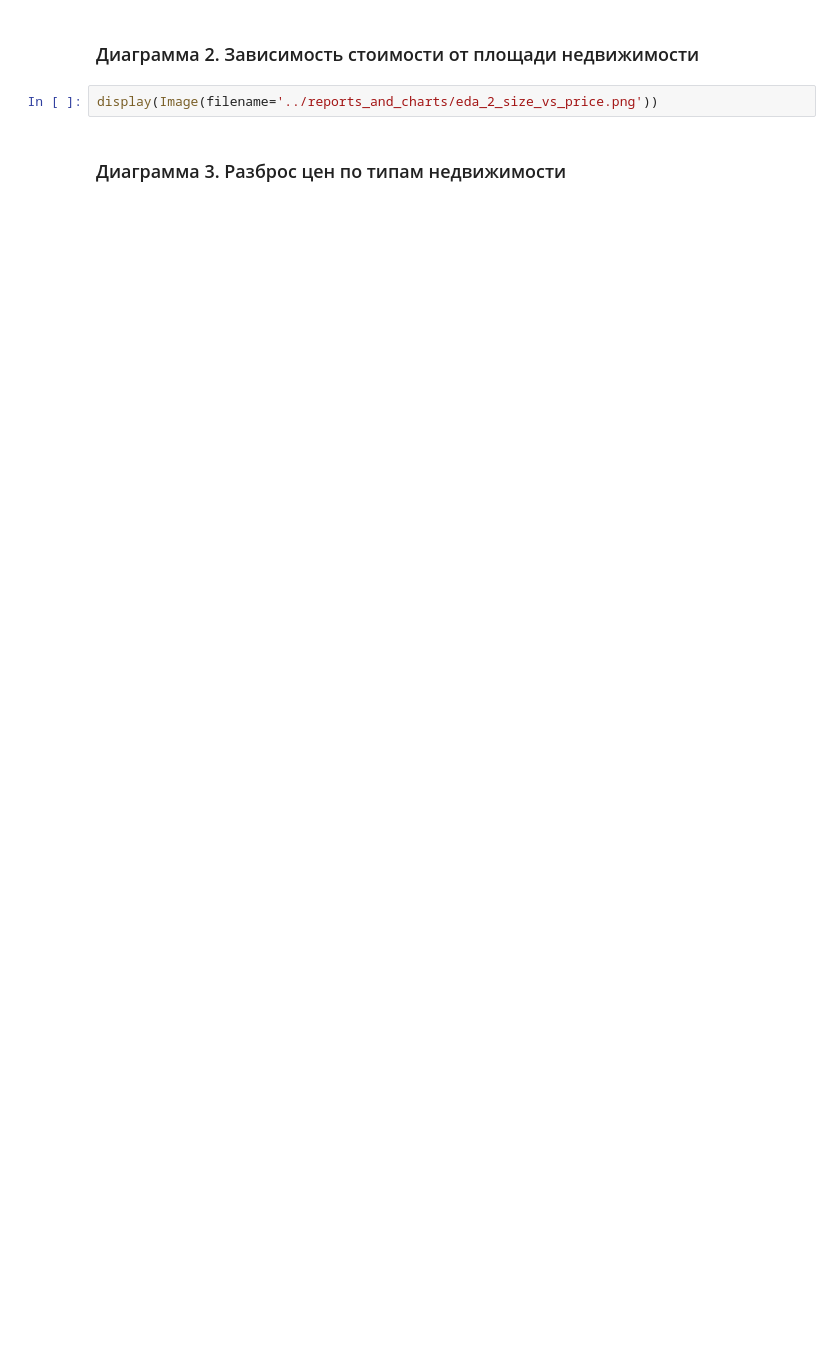
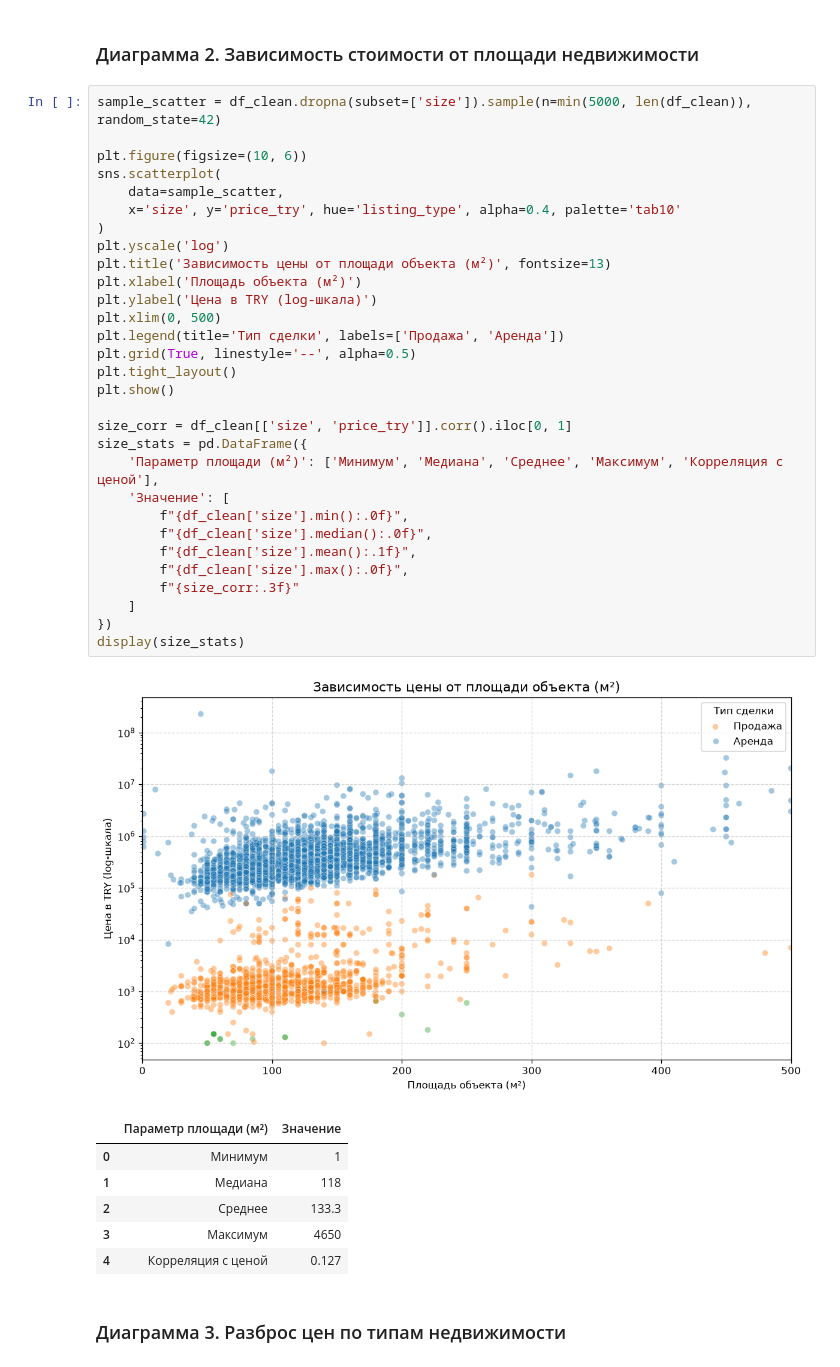
Before and after one commit to maksibatullinarturovich-lab/Moibd, a Jupyter notebook: moibd_estate/notebook/main.ipynb, the cells around one changed output. Cells and saved outputs as stored; diff of their text form; blank space fills up the shorter version.

```diff
--- a/moibd_estate/notebook/main.ipynb
+++ b/moibd_estate/notebook/main.ipynb
@@ -42,6 +94,42 @@ display(Image(filename='../reports_and_charts/eda_1_price_distribution.png'))
 # %% [markdown]
 ### Диаграмма 2. Зависимость стоимости от площади недвижимости
-# %%
-display(Image(filename='../reports_and_charts/eda_2_size_vs_price.png'))
+# %%
+sample_scatter = df_clean.dropna(subset=['size']).sample(n=min(5000, len(df_clean)), random_state=42)
+
+plt.figure(figsize=(10, 6))
+sns.scatterplot(
+    data=sample_scatter,
+    x='size', y='price_try', hue='listing_type', alpha=0.4, palette='tab10'
+)
+plt.yscale('log')
+plt.title('Зависимость цены от площади объекта (м²)', fontsize=13)
+plt.xlabel('Площадь объекта (м²)')
+plt.ylabel('Цена в TRY (log-шкала)')
+plt.xlim(0, 500)
+plt.legend(title='Тип сделки', labels=['Продажа', 'Аренда'])
+plt.grid(True, linestyle='--', alpha=0.5)
+plt.tight_layout()
+plt.show()
+
+size_corr = df_clean[['size', 'price_try']].corr().iloc[0, 1]
+size_stats = pd.DataFrame({
+    'Параметр площади (м²)': ['Минимум', 'Медиана', 'Среднее', 'Максимум', 'Корреляция с ценой'],
+    'Значение': [
+        f"{df_clean['size'].min():.0f}",
+        f"{df_clean['size'].median():.0f}",
+        f"{df_clean['size'].mean():.1f}",
+        f"{df_clean['size'].max():.0f}",
+        f"{size_corr:.3f}"
+    ]
+})
+display(size_stats)
+# %% [output]
+[figure, added]
+|  | Параметр площади (м²) | Значение |
+| 0 | Минимум | 1 |
+| 1 | Медиана | 118 |
+| 2 | Среднее | 133.3 |
+| 3 | Максимум | 4650 |
+| 4 | Корреляция с ценой | 0.127 |
 # %% [markdown]
 ### Диаграмма 3. Разброс цен по типам недвижимости
```
Also changed, not shown: parts of 25 cells of this notebook, 2 other files.
